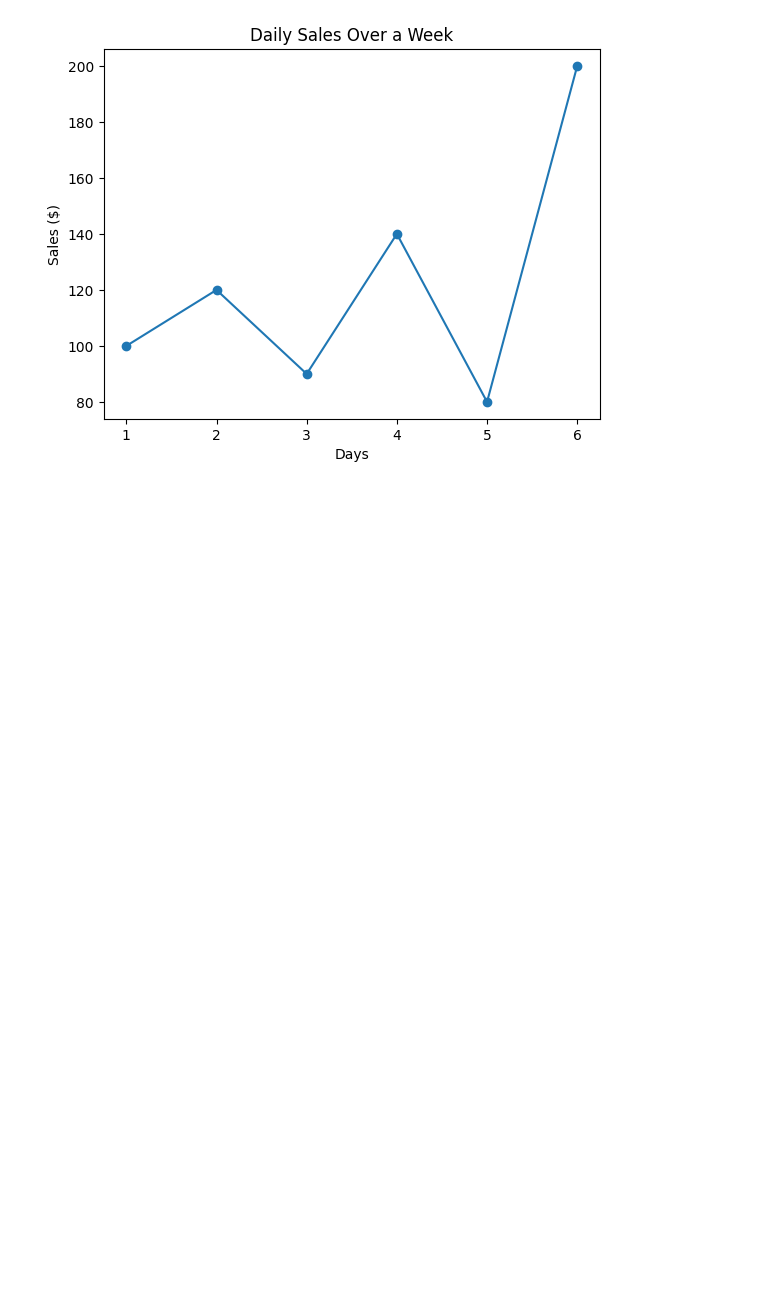
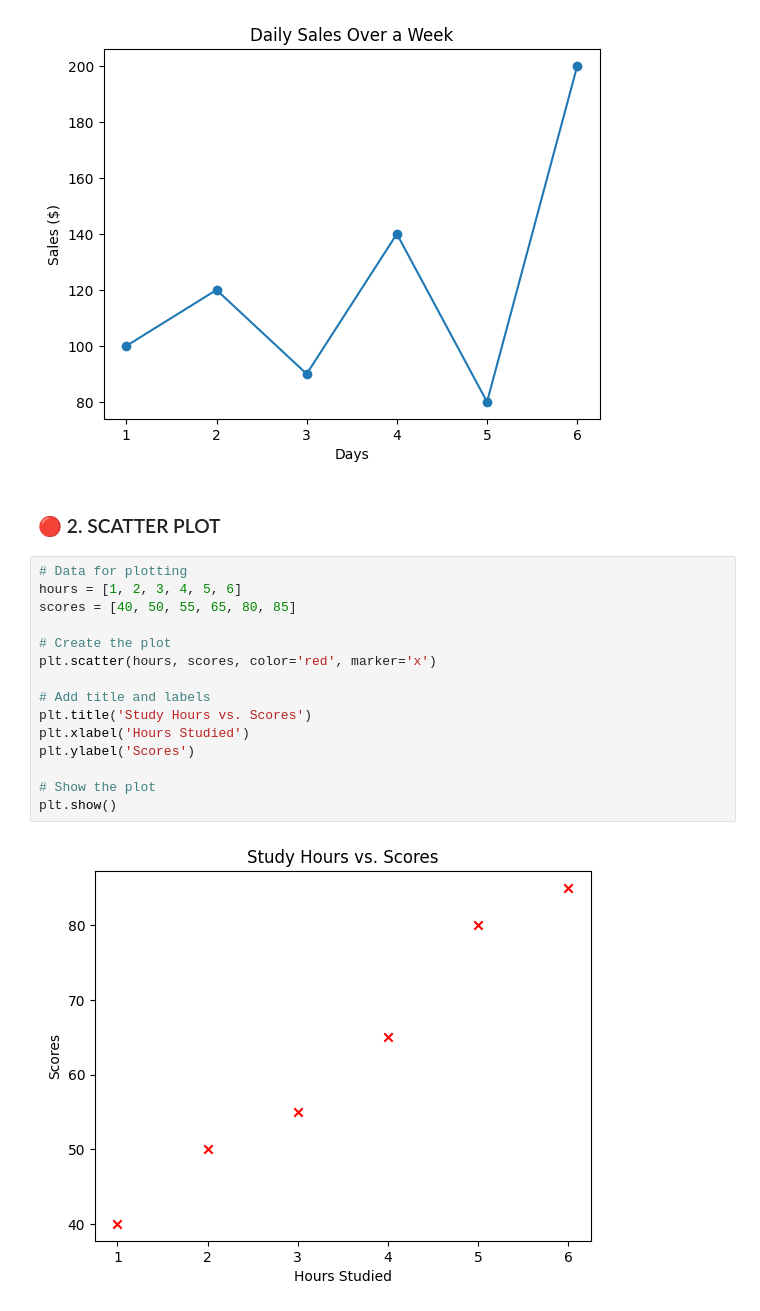
Before and after one commit to StarDust130/ML-101, a Jupyter notebook: Matplotlib/Self-Learn.ipynb, the cells around one changed output. Cells and saved outputs as stored; diff of their text form; blank space fills up the shorter version.

```diff
--- a/Matplotlib/Self-Learn.ipynb
+++ b/Matplotlib/Self-Learn.ipynb
@@ -20,3 +20,22 @@ plt.ylabel('Sales ($)')
 plt.show()
 # %% [output]
 [figure]
+# %% [markdown]
+### 🔴 2. SCATTER PLOT
+# %%
+# Data for plotting
+hours = [1, 2, 3, 4, 5, 6]
+scores = [40, 50, 55, 65, 80, 85]
+
+# Create the plot
+plt.scatter(hours, scores, color='red', marker='x')
+
+# Add title and labels
+plt.title('Study Hours vs. Scores')
+plt.xlabel('Hours Studied')
+plt.ylabel('Scores')
+
+# Show the plot
+plt.show()
+# %% [output]
+[figure, added]
```
